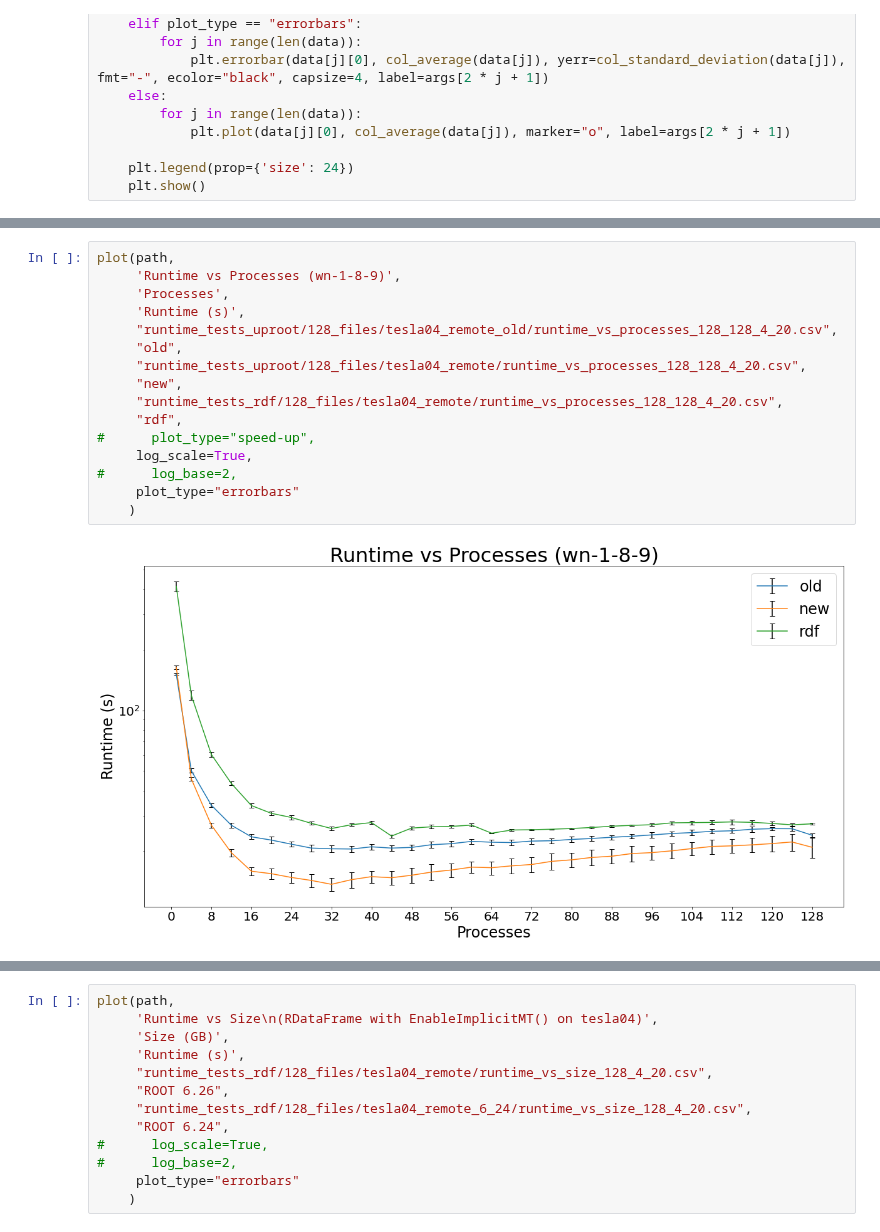
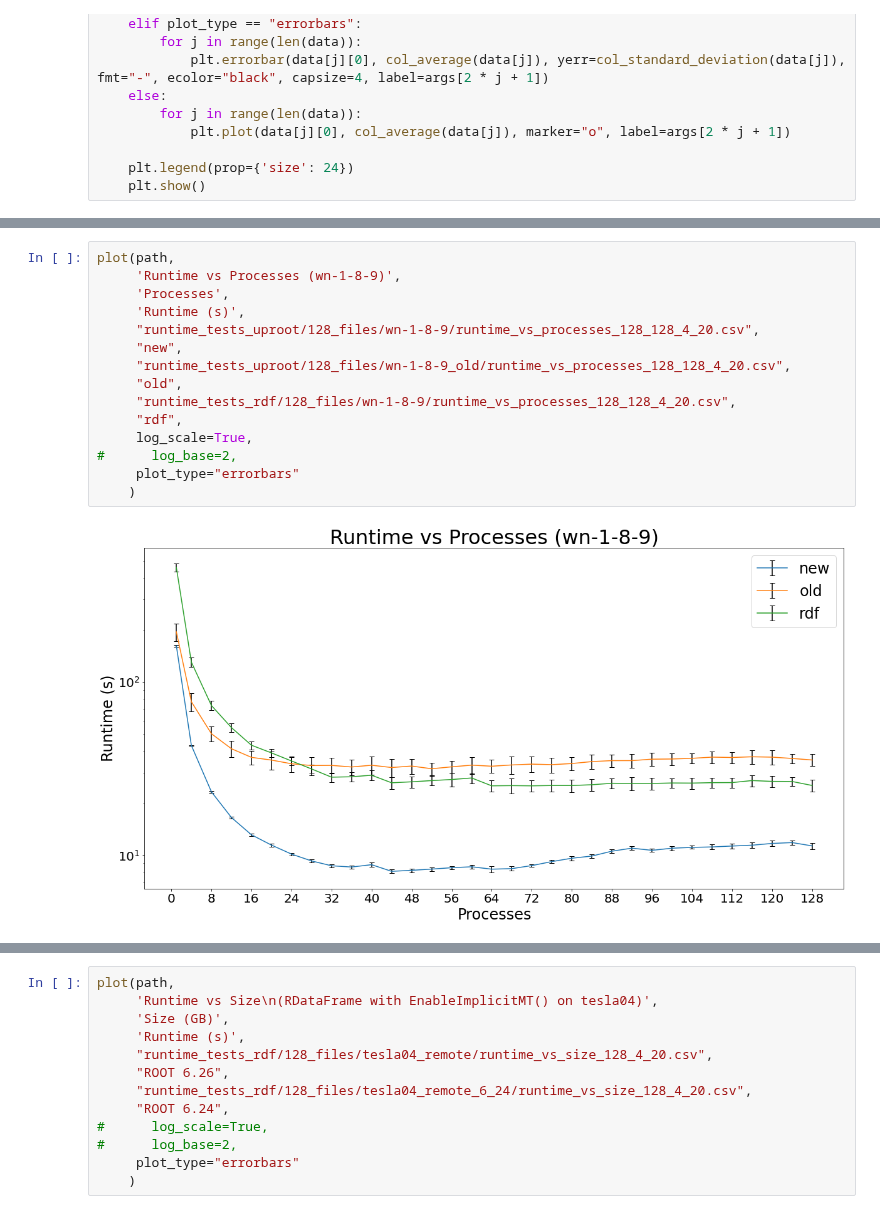
Before and after one commit to bucket420/DOE-INFN-2022, a Jupyter notebook: plot.ipynb, the cells around one changed output, grey strips where cells are left out. Cells and saved outputs as stored; diff of their text form.

```diff
--- a/plot.ipynb
+++ b/plot.ipynb
@@ -91,18 +110,17 @@ plot(path,
 # %%
 plot(path,
      'Runtime vs Processes (wn-1-8-9)',
      'Processes',
      'Runtime (s)',
-     "runtime_tests_uproot/128_files/tesla04_remote_old/runtime_vs_processes_128_128_4_20.csv",
+     "runtime_tests_uproot/128_files/wn-1-8-9/runtime_vs_processes_128_128_4_20.csv",
+     "new",
+     "runtime_tests_uproot/128_files/wn-1-8-9_old/runtime_vs_processes_128_128_4_20.csv",
      "old",
-     "runtime_tests_uproot/128_files/tesla04_remote/runtime_vs_processes_128_128_4_20.csv",
-     "new",
-     "runtime_tests_rdf/128_files/tesla04_remote/runtime_vs_processes_128_128_4_20.csv",
+     "runtime_tests_rdf/128_files/wn-1-8-9/runtime_vs_processes_128_128_4_20.csv",
      "rdf",
-#      plot_type="speed-up",
      log_scale=True,
 #      log_base=2,
      plot_type="errorbars"
     )
 # %% [output]
-[figure, old version]
+[figure, new version]
```
Also changed, not shown: parts of 3 cells of this notebook, 32 other files.
